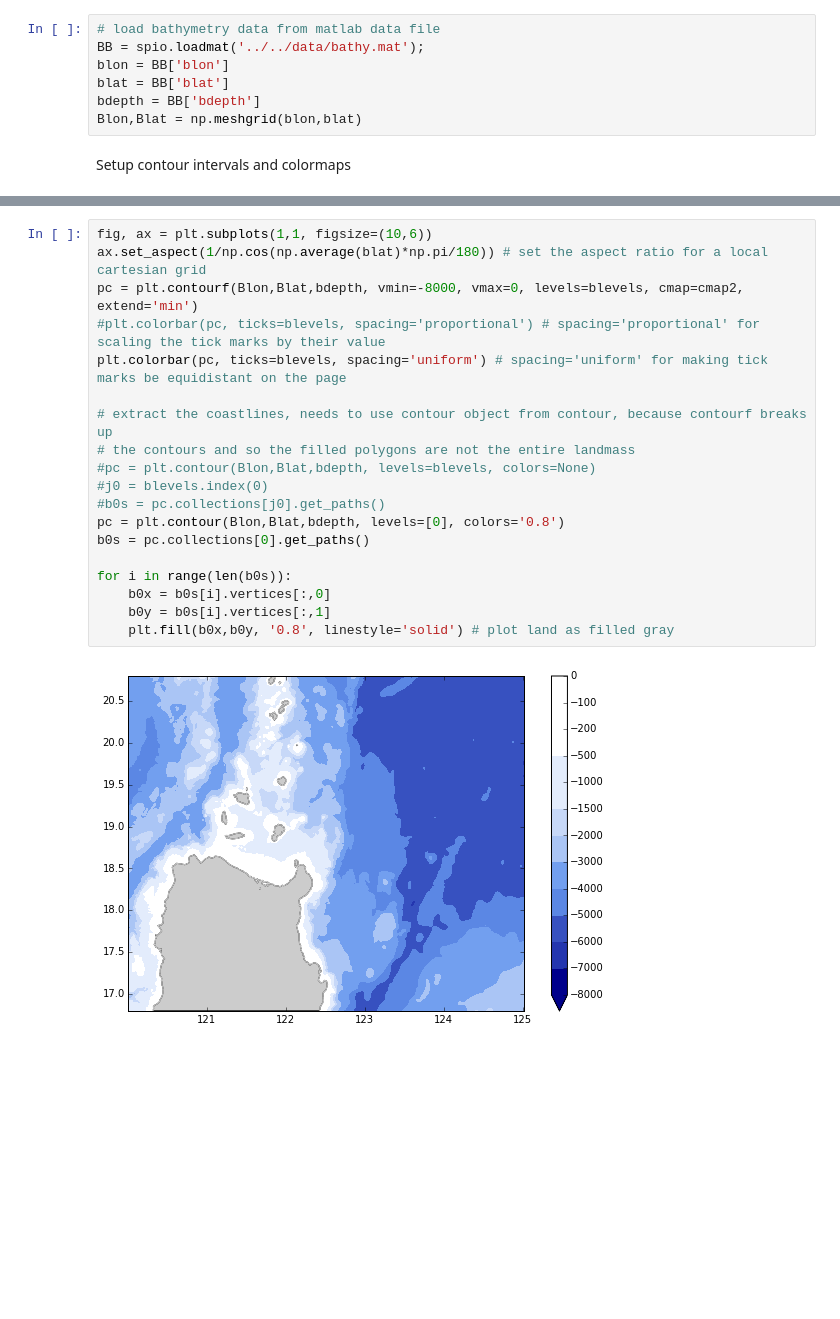
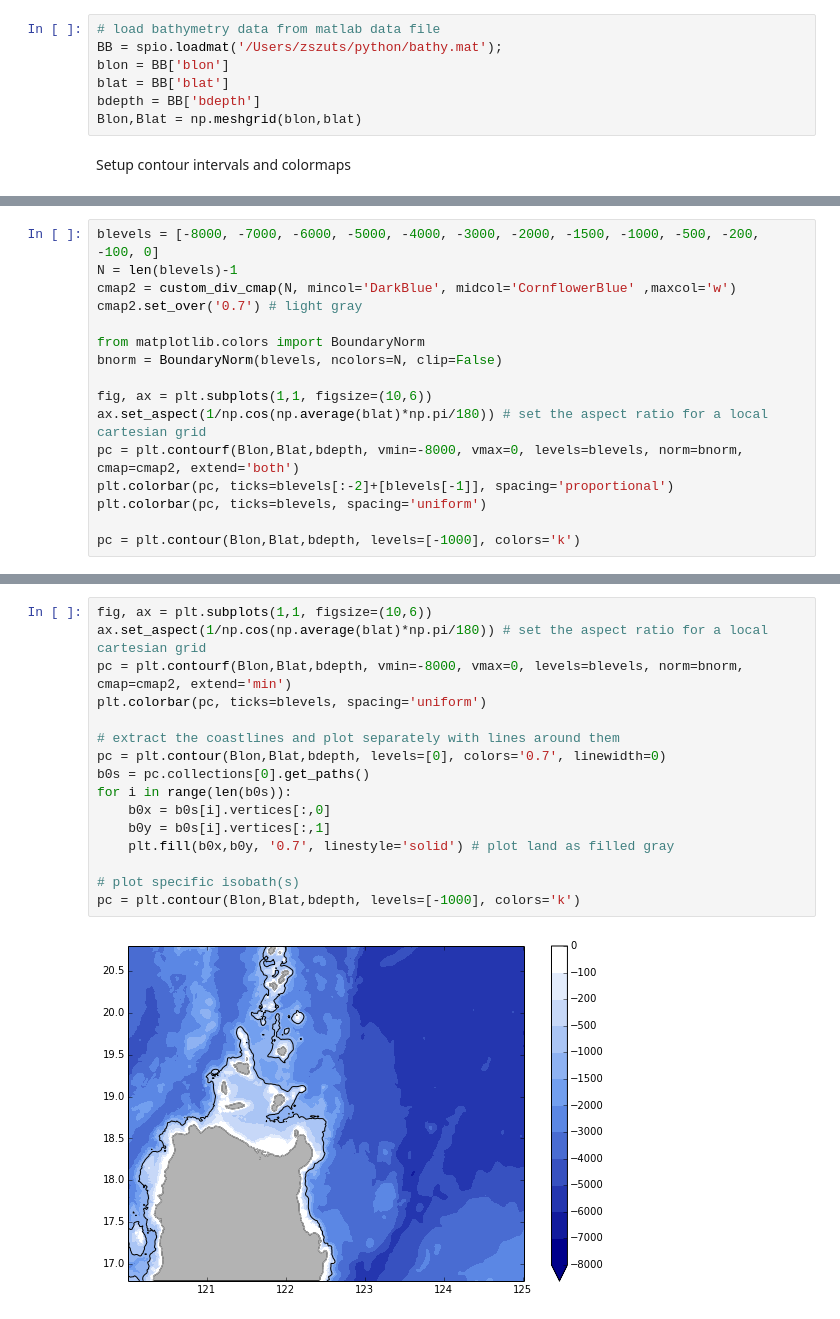
Before and after one commit to PyHOGS/pyhogs.github.io, a Jupyter notebook: pyhogs-code/notebooks/examples/Colormap_bathy.ipynb, the cells around one changed output, grey strips where cells are left out. Cells and saved outputs as stored; diff of their text form; blank space fills up the shorter version.

Commit message:
notebook and image for contouring bathymetry

```diff
--- a/pyhogs-code/notebooks/examples/Colormap_bathy.ipynb
+++ b/pyhogs-code/notebooks/examples/Colormap_bathy.ipynb
@@ -53,6 +63,6 @@ Load in bathymetric data from the western subtropical Pacific, of Luzon Island
 # %%
 # load bathymetry data from matlab data file
-BB = spio.loadmat('../../data/bathy.mat');
+BB = spio.loadmat('/Users/zszuts/python/bathy.mat');
 blon = BB['blon']
 blat = BB['blat']
 bdepth = BB['bdepth']
@@ -70,0 +101,16 @@ Now start plotting.  First do a naive plot to show why the straightforward appro
+# %%
+blevels = [-8000, -7000, -6000, -5000, -4000, -3000, -2000, -1500, -1000, -500, -200, -100, 0]
+N = len(blevels)-1
+cmap2 = custom_div_cmap(N, mincol='DarkBlue', midcol='CornflowerBlue' ,maxcol='w')
+cmap2.set_over('0.7') # light gray
+
+from matplotlib.colors import BoundaryNorm
+bnorm = BoundaryNorm(blevels, ncolors=N, clip=False)
+
+fig, ax = plt.subplots(1,1, figsize=(10,6))
+ax.set_aspect(1/np.cos(np.average(blat)*np.pi/180)) # set the aspect ratio for a local cartesian grid
+pc = plt.contourf(Blon,Blat,bdepth, vmin=-8000, vmax=0, levels=blevels, norm=bnorm, cmap=cmap2, extend='both')
+plt.colorbar(pc, ticks=blevels[:-2]+[blevels[-1]], spacing='proportional')
+plt.colorbar(pc, ticks=blevels, spacing='uniform')
+
+pc = plt.contour(Blon,Blat,bdepth, levels=[-1000], colors='k')
@@ -71,21 +121,18 @@ Now start plotting.  First do a naive plot to show why the straightforward appro
 # %%
 fig, ax = plt.subplots(1,1, figsize=(10,6))
 ax.set_aspect(1/np.cos(np.average(blat)*np.pi/180)) # set the aspect ratio for a local cartesian grid
-pc = plt.contourf(Blon,Blat,bdepth, vmin=-8000, vmax=0, levels=blevels, cmap=cmap2, extend='min')
-#plt.colorbar(pc, ticks=blevels, spacing='proportional') # spacing='proportional' for scaling the tick marks by their value
-plt.colorbar(pc, ticks=blevels, spacing='uniform') # spacing='uniform' for making tick marks be equidistant on the page
+pc = plt.contourf(Blon,Blat,bdepth, vmin=-8000, vmax=0, levels=blevels, norm=bnorm, cmap=cmap2, extend='min')
+plt.colorbar(pc, ticks=blevels, spacing='uniform')
 
-# extract the coastlines, needs to use contour object from contour, because contourf breaks up
-# the contours and so the filled polygons are not the entire landmass
-#pc = plt.contour(Blon,Blat,bdepth, levels=blevels, colors=None)
-#j0 = blevels.index(0)
-#b0s = pc.collections[j0].get_paths()
-pc = plt.contour(Blon,Blat,bdepth, levels=[0], colors='0.8')
+# extract the coastlines and plot separately with lines around them
+pc = plt.contour(Blon,Blat,bdepth, levels=[0], colors='0.7', linewidth=0)
 b0s = pc.collections[0].get_paths()
-
 for i in range(len(b0s)):
     b0x = b0s[i].vertices[:,0]
     b0y = b0s[i].vertices[:,1]
-    plt.fill(b0x,b0y, '0.8', linestyle='solid') # plot land as filled gray
+    plt.fill(b0x,b0y, '0.7', linestyle='solid') # plot land as filled gray
+
+# plot specific isobath(s)
+pc = plt.contour(Blon,Blat,bdepth, levels=[-1000], colors='k')
 # %% [output]
-[figure, old version]
+[figure, new version]
```
Also changed, not shown: parts of 15 cells of this notebook, 1 other file.
